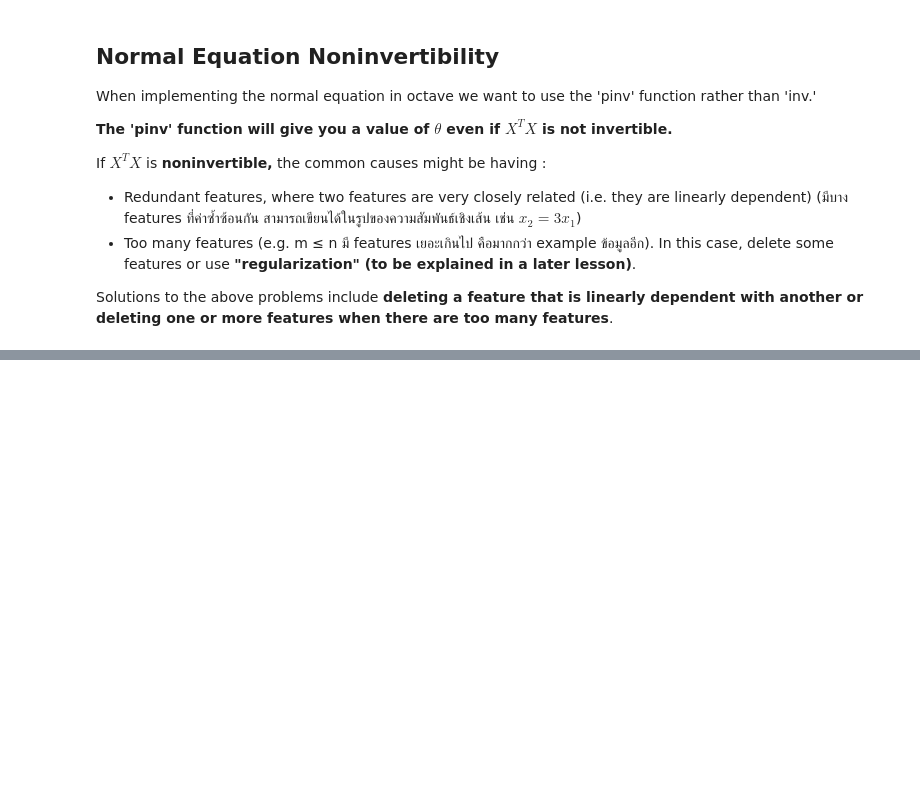
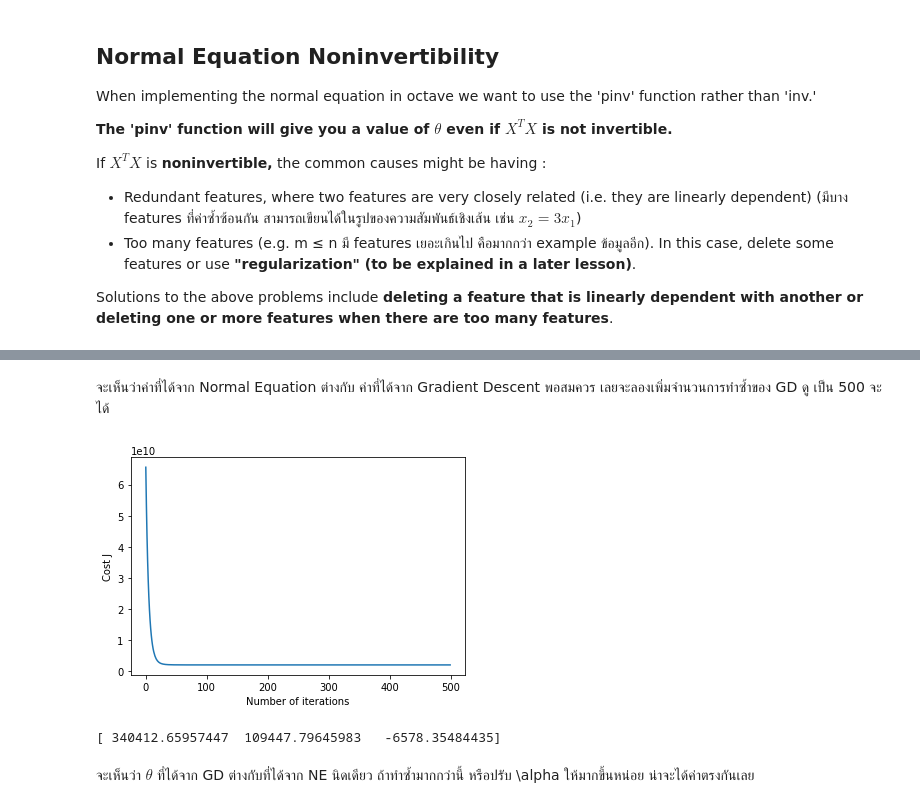
Before and after one commit to Kanbc/machine-learning, a Jupyter notebook: 4 Linear Regression with Multiple Variables.ipynb, the cells around one changed output, grey strips where cells are left out. Cells and saved outputs as stored; diff of their text form; code cells hidden in the pictures; blank space fills up the shorter version.

```diff
--- a/4 Linear Regression with Multiple Variables.ipynb
+++ b/4 Linear Regression with Multiple Variables.ipynb
@@ -159,0 +363,15 @@ Solutions to the above problems include **deleting a feature that is linearly de
+# %% [markdown]
+จะเห็นว่าค่าที่ได้จาก Normal Equation ต่างกับ ค่าที่ได้จาก Gradient Descent พอสมควร เลยจะลองเพิ่มจำนวนการทำซ้ำของ GD ดู เป็น 500 จะได้
+# %%
+theta_with_J = gradientDescent(X,y,[0,0,0],0.1,500)
+Jtheta = theta_with_J[1]
+plt.plot(Jtheta)
+plt.xlabel('Number of iterations')
+plt.ylabel('Cost J')
+plt.show()
+print(theta_with_J[0])
+# %% [output]
+[figure, added]
+[ 340412.65957447  109447.79645983   -6578.35484435]
+# %% [markdown]
+จะเห็นว่า $\theta$ ที่ได้จาก GD ต่างกับที่ได้จาก NE นิดเดียว ถ้าทำซ้ำมากกว่านี้ หรือปรับ \alpha ให้มากขึ้นหน่อย น่าจะได้ค่าตรงกันเลย
```
Also changed, not shown: parts of 26 cells of this notebook, 26 other files.
